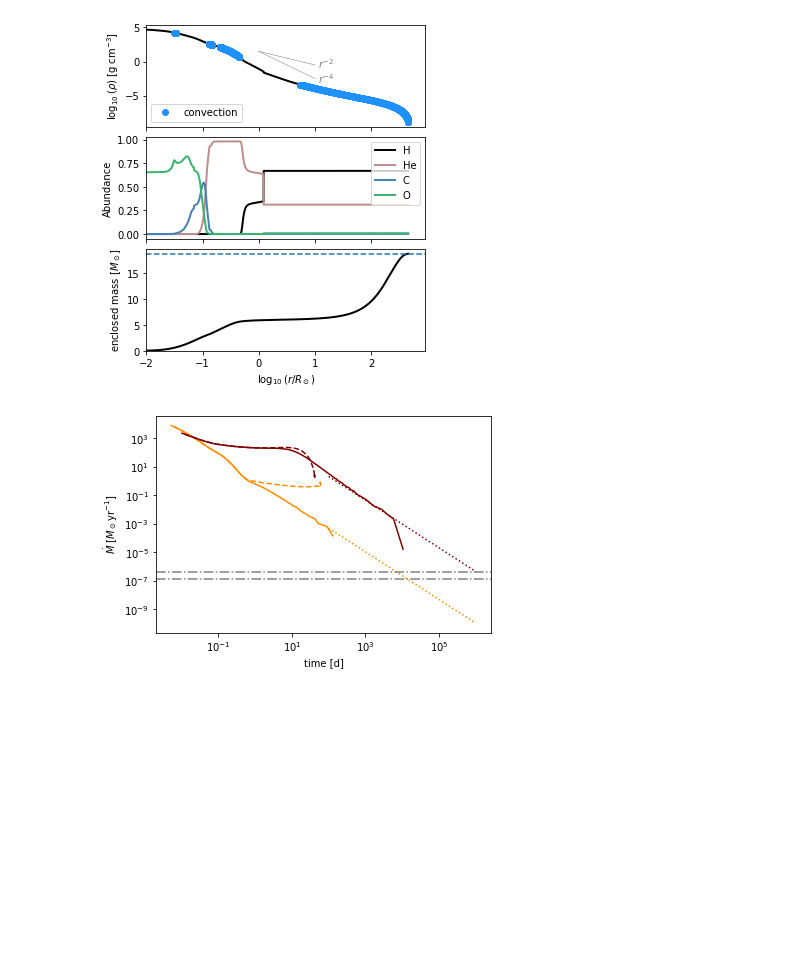
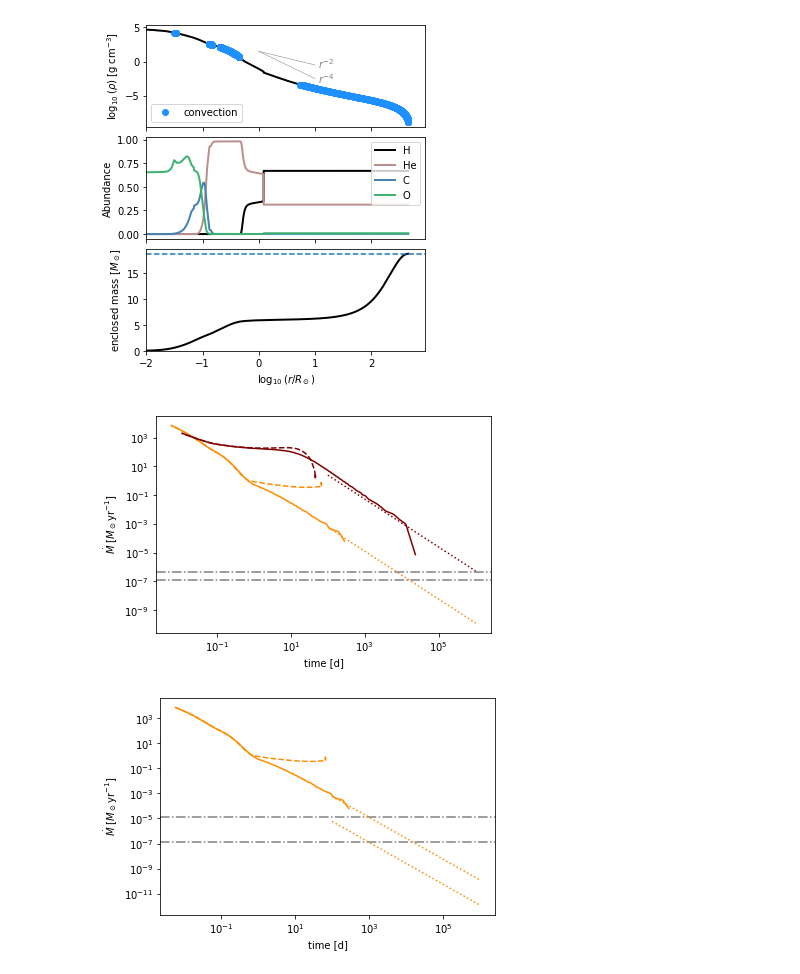
Before and after one commit to morganemacleod/FailedSNCalcs, a Jupyter notebook: MESAfailedSN.ipynb, the cells around one changed output. Cells and saved outputs as stored; diff of their text form; code cells hidden in the pictures; blank space fills up the shorter version.

```diff
--- a/MESAfailedSN.ipynb
+++ b/MESAfailedSN.ipynb
@@ -181,8 +181,8 @@ def add_profile_columns_Eshock_fallback(p,Etot,alpha=1):
     p['v'] = v_r(p['r']/p['r'][0],v0,alpha)
     p['vesc'] = np.sqrt(2*c.G*p['mass']*c.msun/p['r'])
     p['rt'] = p['r']/(1-(p['v']/p['vesc'])**2)
-    p['tff'] = np.sqrt(p['r']**3 / (c.G*p['mass']*c.msun) )
-    p['tff_v']= np.sqrt(p['rt']**3 / (c.G*p['mass']*c.msun) )
+    p['tff'] = np.pi*np.sqrt(p['r']**3 / (8*c.G*p['mass']*c.msun) )
+    p['tff_v']= (1+p['v']/p['vesc'])*np.pi*np.sqrt(p['rt']**3 / (8*c.G*p['mass']*c.msun) )
 
     # freefall accretion rate
     p['mdot_ff'] = c.msun*np.gradient(p['mass'])/np.gradient(p['tff'])
@@ -518,4 +518,41 @@ fallback_plot(pp,color='DarkOrange')
 add_profile_columns_Eshock_fallback(pr,Etot=myE,alpha=1)
 fallback_plot(pr,color='Maroon')
 # %% [output]
-[figure, old version]
+[figure, new version]
+# %%
+def fallback_plot_variations(p,color='DodgerBlue'):
+    tscale = 86400
+    mdscale = c.msun/3.15e7
+    # hydrogen envelope
+    selh1 = p['h1']>0.5
+
+    plt.plot(p['tff'][selh1]/tscale,p['mdot_ff'][selh1]/mdscale,ls='--',label=r'H envelope freefall $\dot M$',color=color)
+    plt.plot(p['tff_v'][selh1]/tscale,p['mdot_v'][selh1]/mdscale,label=r'H envelope $\dot M$, shocked',color=color)
+
+    plt.axhline((1.26e38*p['mass'][0] / (0.1*3e10**2)) /mdscale,ls='-.',color='grey')
+    plt.axhline((1.26e38*p['mass'][0] / (0.001*3e10**2)) /mdscale,ls='-.',color='grey')
+
+
+    # asymptotic fallback
+    ind = np.argmax(p['rt'])
+    if(ind>0):
+        mdnorm = 2/3*np.pi*p['r'][ind]**2 * 10**p['logRho'][ind] *p['vesc'][ind] / mdscale
+        tnorm = p['tff'][ind]
+
+        xp = np.logspace(2,6)*86400
+        plt.plot(xp/tscale, mdnorm*(xp/tnorm)**(-5/3),'r:',label='asymptotic, shocked',color=color )
+        plt.plot(xp/tscale, 0.01*mdnorm*(xp/tnorm)**(-5/3),'r:',label='asymptotic, shocked',color=color )
+
+    #plt.legend(loc='lower left')
+    plt.loglog()
+    plt.xlabel('time [d]')
+    plt.ylabel(r'$\dot M \ [M_\odot {\rm yr}^{-1}]$')
+
+
+
+
+myE = 1e48
+add_profile_columns_Eshock_fallback(pp,Etot=myE,alpha=1)
+fallback_plot_variations(pp,color='DarkOrange')
+# %% [output]
+[figure, added]
```
Also changed, not shown: parts of 3 cells of this notebook.
